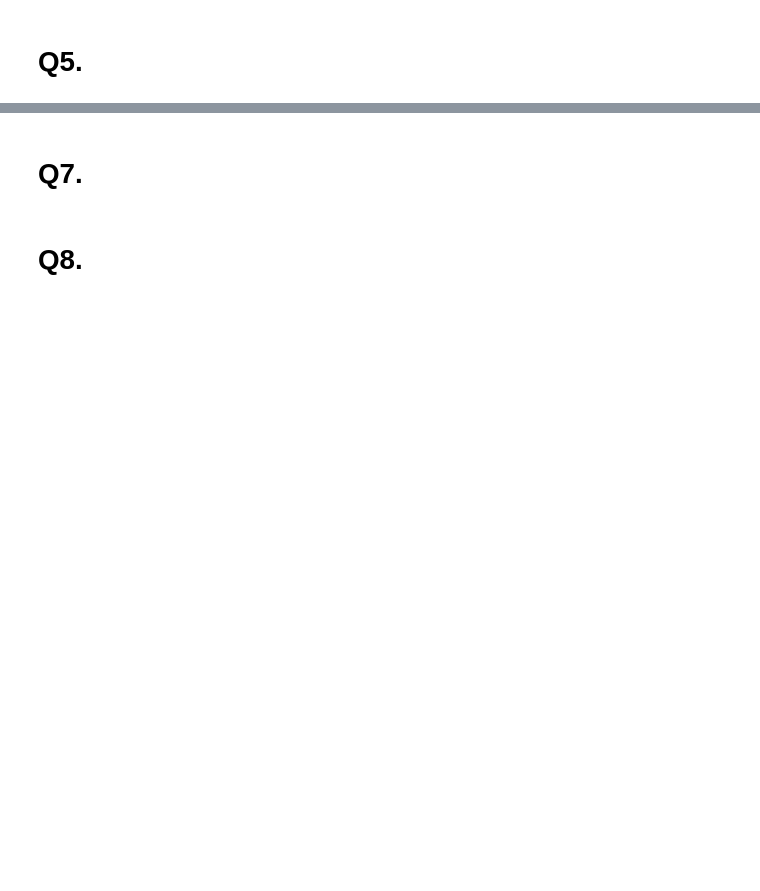
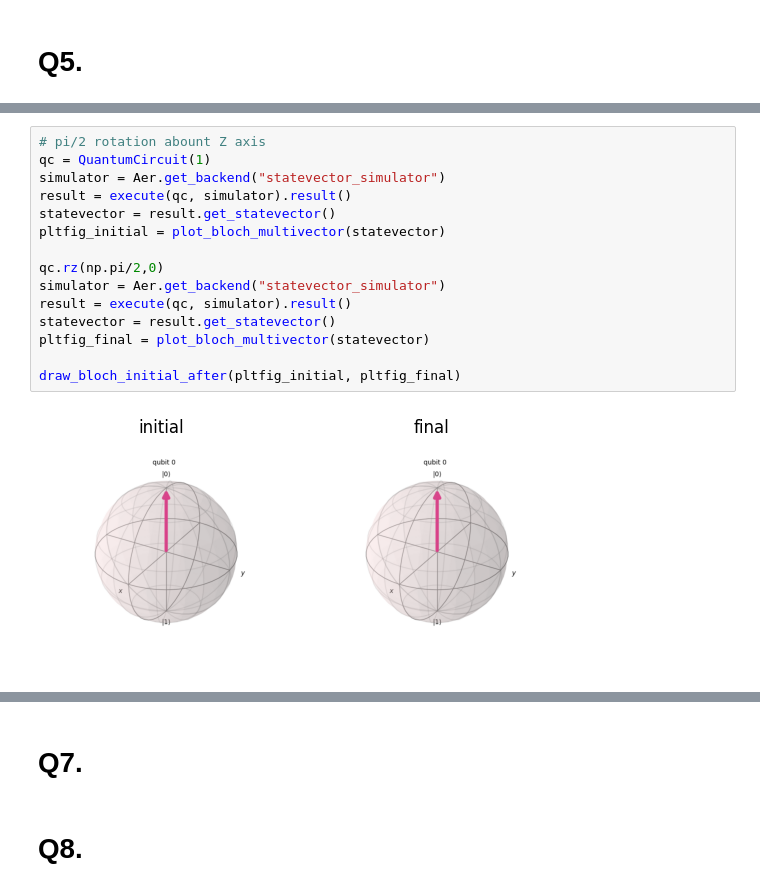
Before and after one commit to oreo-k/ibm-qiskit_c1000-112_sample, a Jupyter notebook: IBM1000-112_sample_test.ipynb, the cells around one changed output, grey strips where cells are left out. Saved outputs shown, nothing was run; the diff lists cells and outputs as text; blank space fills up the shorter version.

```diff
--- a/IBM1000-112_sample_test.ipynb
+++ b/IBM1000-112_sample_test.ipynb
@@ -338,0 +371,17 @@ $\bra{X} $ 状態を　初期状態 $ \bra{0} $ から作るには，単純に
+# %%
+# pi/2 rotation abount Z axis
+qc = QuantumCircuit(1)
+simulator = Aer.get_backend("statevector_simulator")
+result = execute(qc, simulator).result()
+statevector = result.get_statevector()
+pltfig_initial = plot_bloch_multivector(statevector)
+
+qc.rz(np.pi/2,0)
+simulator = Aer.get_backend("statevector_simulator")
+result = execute(qc, simulator).result()
+statevector = result.get_statevector()
+pltfig_final = plot_bloch_multivector(statevector)
+
+draw_bloch_initial_after(pltfig_initial, pltfig_final)
+# %% [output]
+[figure, added]
```
Also changed, not shown: parts of 49 cells of this notebook, 6 other files.
